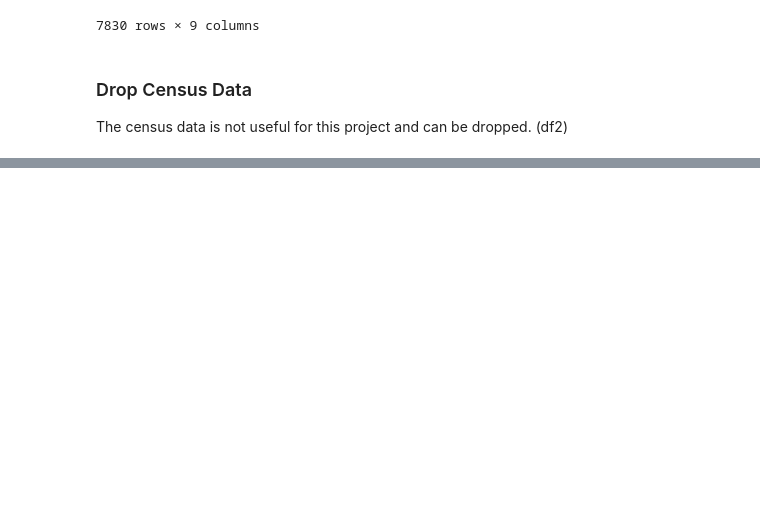
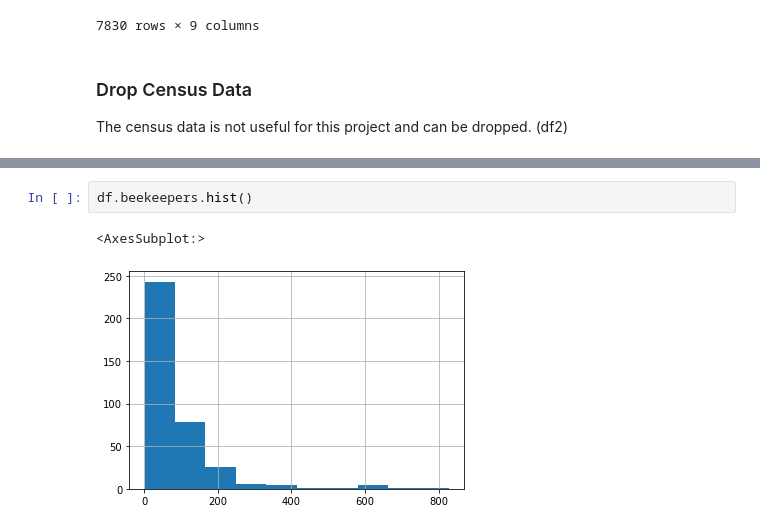
Before and after one commit to Honey-Bee-Roundup-Capstone/dash-repo, a Jupyter notebook: acquisition.ipynb, the cells around one changed output, grey strips where cells are left out. Saved outputs shown, nothing was run; the diff lists cells and outputs as text; blank space fills up the shorter version.

```diff
--- a/acquisition.ipynb
+++ b/acquisition.ipynb
@@ -670,0 +981,5 @@ The census data is not useful for this project and can be dropped. (df2)
+# %%
+df.beekeepers.hist()
+# %% [output]
+<AxesSubplot:>
+[figure, added]
```
Also changed, not shown: parts of 59 cells of this notebook.
